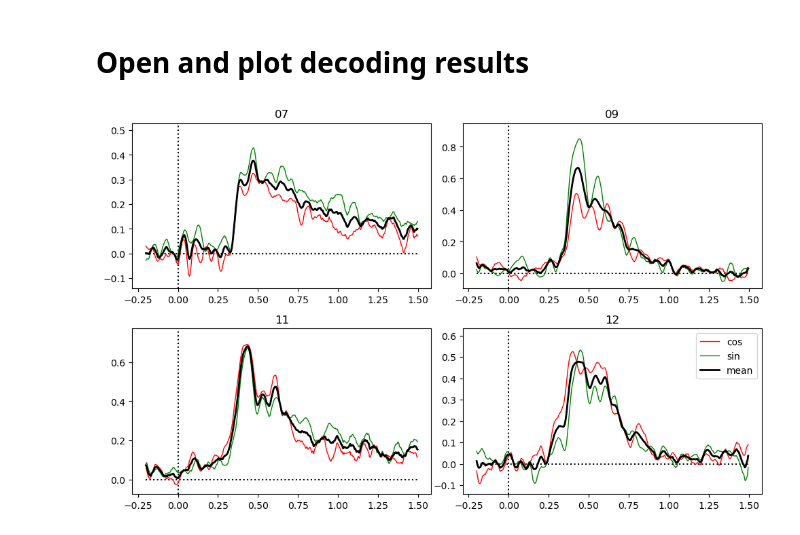
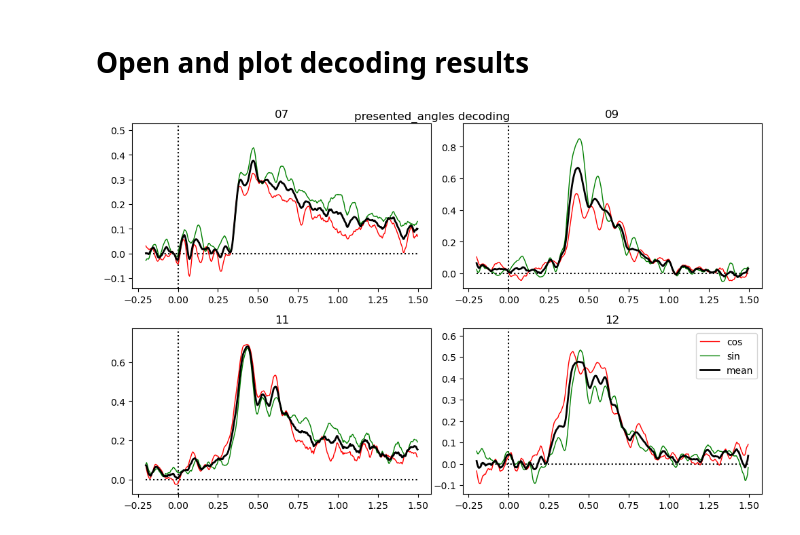
Before and after one commit to elodiehusson/Stage-M2, a Jupyter notebook: Decoding.ipynb, the cells around one changed output. Cells and saved outputs as stored; diff of their text form; code cells hidden in the pictures.

Commit message:
en train de faire rotated angles

```diff
--- a/Decoding.ipynb
+++ b/Decoding.ipynb
@@ -31,21 +43,19 @@ subject = "12"
 
 if device == "iMac" :
         epochs = mne.read_epochs(f'/Volumes/My Passport/Data/derivatives/mne-bids-pipeline/sub-{subject}/meg/sub-{subject}_task-FRINT_proc-clean_epo.fif', preload=True,verbose=False)
+        derivative_root = f'/Volumes/My Passport/Data/derivatives/mne-bids-pipeline/sub-{subject}/meg/'
+
 elif device == "macbook" :
         epochs = mne.read_epochs(f'/Users/elodiehusson/Desktop/Projet/Tâche MEG/data MEG (preprocessed)/données MEG preprocessed/sub-{subject}/sub-{subject}_task-FRINT_proc-clean_epo.fif', preload=True,verbose=False)
+        derivative_root = f'/Users/elodiehusson/Desktop/Projet/Tâche MEG/data MEG (preprocessed)/données MEG preprocessed/'
+        metadata_file = pd.read_csv(f"/Users/elodiehusson/Desktop/Projet/Tâche MEG/Data comportement/metadata_for_epochs/FRINT_MEG_S{subject}_cleaned_metadata.csv")
 
-if device == "iMac" :
-        derivative_root = f'/Volumes/My Passport/Data/derivatives/mne-bids-pipeline/sub-{subject}/meg/'
-elif device == "macbook" :
-        derivative_root = f'/Users/elodiehusson/Desktop/Projet/Tâche MEG/data MEG (preprocessed)/données MEG preprocessed/sub-{subject}/'
 
 
 epochs.get_data().shape
 print("\nThere are \nn_trial = {} epochs, \nn_channels = {} channels, \nn_times = {} time points".format(*epochs.get_data().shape))
 
 ## metadata loading
-metadata_file = pd.read_csv(f"/Users/elodiehusson/Desktop/Projet/Tâche MEG/Data comportement/metadata_for_epochs/FRINT_MEG_S{subject}_cleaned_metadata.csv")
-meta = epochs.metadata.copy()
 epochs.metadata = epochs.metadata.drop(columns = ["Stim/S1", "Stim/S2", "Stim/S3", "Stim/S4", "Stim/S5", "Stim/S6", "Stim/S7", "SeqStart", "BlockStart", "Resp", "RespProb"])
 epochs.metadata = pd.concat([epochs.metadata, metadata_file], axis = 1)
 epochs.metadata["expected_angles_deg"] = np.rad2deg(epochs.metadata["expected_angles"])
@@ -228,8 +225,8 @@ n_channels = 656 channels,
 n_times = 426 time points
 # %%
 # Creation of the target variable (Y)
-condition_list = ["presented_angles", "expected_angles"]
-condition = "expected_angles"
+condition_list = ["presented_angles", "expected_angles_deg"]
+condition = "expected_angles_deg"
 
 Angle  = ((np.array(epochs.metadata[condition])%180)/180)*np.pi
 Y_cos = np.abs((Angle%np.pi) - np.pi / 2)
@@ -259,42 +235,49 @@ array([0.04946403, 0.05064186, 0.04079965, ..., 0.02572635, 0.02758676,
 # %% [markdown]
 # **Call decoding and save**
 # %%
+####### CALL DECODING AND SAVE
+
+for sub in SUBJS :
+    Temporal_RidgeDecoding(Data,Y_cos,indexes,pen_param,kfold).to_pickle(
+        derivative_root + f"sub-{sub}/" + f'{condition}_Cos_{sub}' + '.pkl')
+    Temporal_RidgeDecoding(Data,Y_sin,indexes,pen_param,kfold).to_pickle(
+        derivative_root + f"sub-{sub}/" + f'{condition}_Sin_{sub}' + '.pkl')
 
 
-####### CALL DECODING AND SAVE
 
-Temporal_RidgeDecoding(Data,Y_cos,indexes,pen_param,kfold).to_pickle(derivative_root + f'/{condition}_Cos_{subject}' + '.pkl')
-Temporal_RidgeDecoding(Data,Y_sin,indexes,pen_param,kfold).to_pickle(derivative_root + f'/{condition}_Sin_{subject}' + '.pkl')
+Temporal_RidgeDecoding(Data,Y_cos,indexes,pen_param,kfold).to_pickle(derivative_root + f"sub-{sub}/" + f'{condition}_Cos_{subject}' + '.pkl')
+Temporal_RidgeDecoding(Data,Y_sin,indexes,pen_param,kfold).to_pickle(derivative_root + f"sub-{sub}/" + f'{condition}_Sin_{subject}' + '.pkl')
 # %% [markdown]
 # **Open and plot decoding results**
 # %%
 ###### OPEN AND PLOT
 times = get_timearray(SW, tmin, tmax)
 idx_zero = np.abs(times - 0).argmin()
 idx_tmin = np.abs(times - tmin).argmin()
 idx_tmax = np.abs(times - tmax).argmin()
 alldat =[]
 
 plt.figure(figsize = (10,9))
 for i, sub in enumerate(SUBJS):
     plt.subplot(int(len(SUBJS)/2)+1, 2, i+1)
 
-    datCos = open_decodingresults(f"/Users/elodiehusson/Desktop/Projet/Tâche MEG/data MEG (preprocessed)/données MEG preprocessed/sub-{sub}/{condition}_Cos_{sub}.pkl", SW)
-    datSin = open_decodingresults(f"/Users/elodiehusson/Desktop/Projet/Tâche MEG/data MEG (preprocessed)/données MEG preprocessed/sub-{sub}/{condition}_Sin_{sub}.pkl", SW)
+    datCos = open_decodingresults(derivative_root + f"sub-{sub}/" + f"{condition}_Cos_{sub}.pkl", SW)
+    datSin = open_decodingresults(derivative_root + f"sub-{sub}/" + f"{condition}_Sin_{sub}.pkl", SW)
     border_max = max(np.array(datSin)[0,0,:])+0.1
     border_min = min(np.array(datCos)[0,0,:])-0.05
     plt.plot([times[0],times[-1]],[0,0], 'k:')
     plt.plot([0,0],[border_min,border_max], 'k:')
 
     dat = np.mean([datCos,datSin],0)
     alldat.append(np.array(dat).flatten())
     plt.plot(times, np.array(datCos)[0,0,:], 'red', linewidth=1, label = "cos")
     plt.plot(times, np.array(datSin)[0,0,:], 'green', linewidth=1, label = "sin")
     plt.plot(times, np.array(dat)[0,0,:], 'black', linewidth=2, label = "mean")
     plt.ylim([border_min,border_max])
     plt.title(sub)
 plt.tight_layout()
 plt.legend()
+plt.suptitle(f"{condition} decoding")
 plt.show()
 # %% [output]
-[figure, old version]
+[figure, new version]
```
Also changed, not shown: parts of 6 cells of this notebook.
